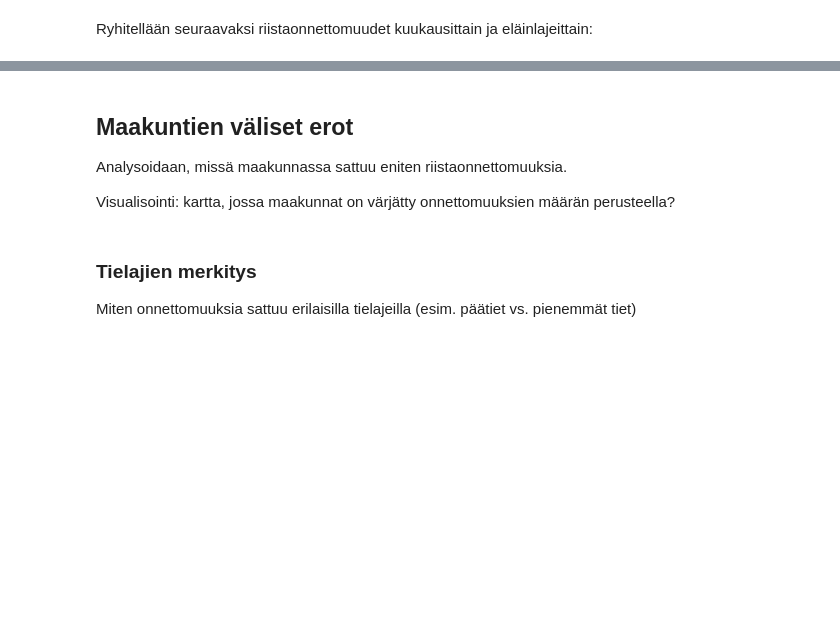
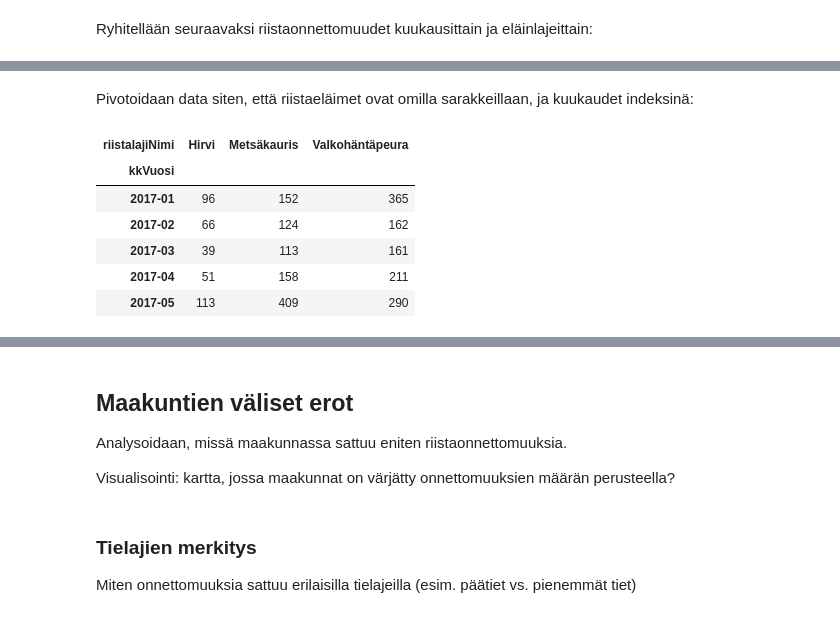
Before and after one commit to SallaLipasti/riistaonnettomuudet, a Jupyter notebook: datan_analysointi.ipynb, the cells around one changed output, grey strips where cells are left out. Cells and saved outputs as stored; diff of their text form; code cells hidden in the pictures; blank space fills up the shorter version.

```diff
--- a/datan_analysointi.ipynb
+++ b/datan_analysointi.ipynb
@@ -312 +344,14 @@ kk_ryhm
+# %% [markdown]
+Pivotoidaan data siten, että riistaeläimet ovat omilla sarakkeillaan, ja kuukaudet indeksinä:
+# %%
+pivot = kk_ryhm.pivot(index = 'kkVuosi', columns = 'riistalajiNimi', values = 'onnettomuuksien_lkm')
+pivot.head()
+# %% [output]
+| riistalajiNimi | Hirvi | Metsäkauris | Valkohäntäpeura |
+| kkVuosi |  |  |  |
+| 2017-01 | 96 | 152 | 365 |
+| 2017-02 | 66 | 124 | 162 |
+| 2017-03 | 39 | 113 | 161 |
+| 2017-04 | 51 | 158 | 211 |
+| 2017-05 | 113 | 409 | 290 |
 # %% [markdown]
```
Also changed, not shown: parts of 18 cells of this notebook.
